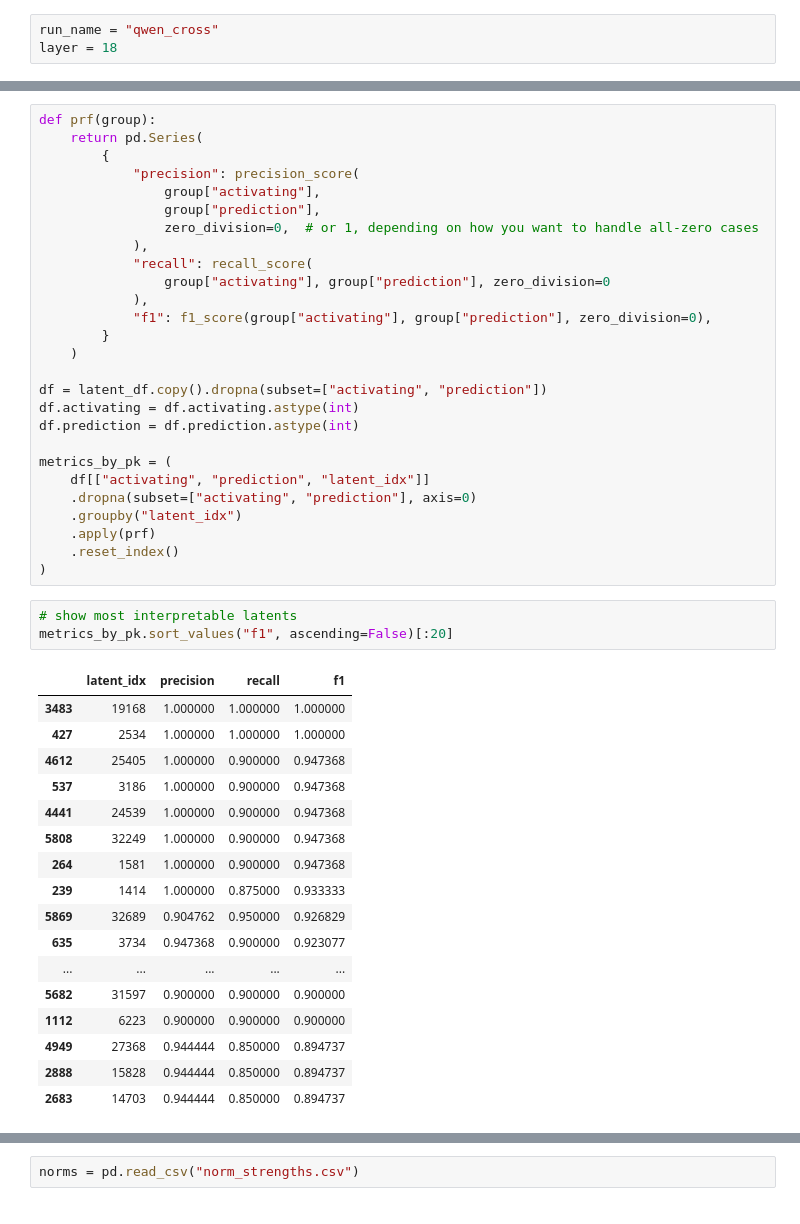
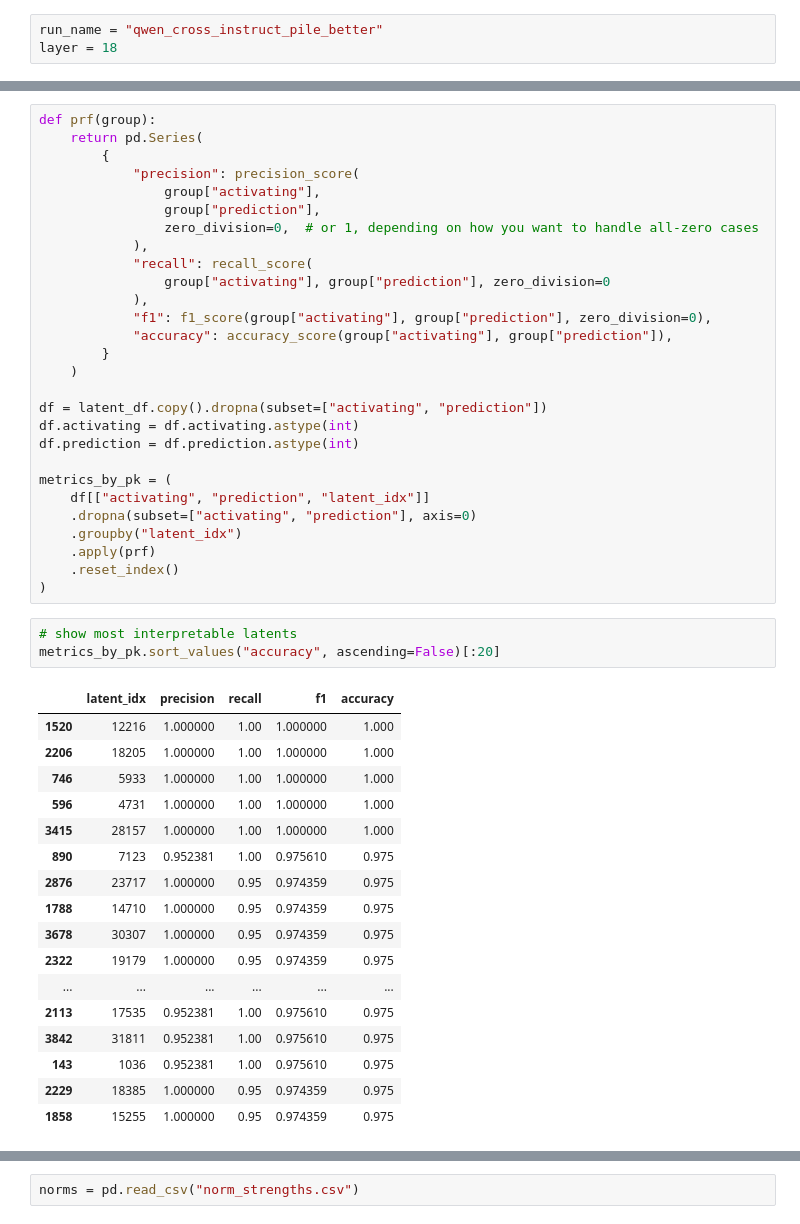
Before and after one commit to pmcurtin/model-crosscoders, a Jupyter notebook: interp/review_delphi_results.ipynb, the cells around one changed output, grey strips where cells are left out. Cells and saved outputs as stored; diff of their text form.

```diff
--- a/interp/review_delphi_results.ipynb
+++ b/interp/review_delphi_results.ipynb
@@ -6,7 +6,7 @@ import pandas as pd
 from tqdm import tqdm
 tqdm.pandas()
 # %%
-run_name = "qwen_cross"
+run_name = "qwen_cross_instruct_pile_better"
 layer = 18
 # %%
 scores_path = Path.cwd() / "results" / run_name / "scores"
@@ -45,6 +49,7 @@ def prf(group):
                 group["activating"], group["prediction"], zero_division=0
             ),
             "f1": f1_score(group["activating"], group["prediction"], zero_division=0),
+            "accuracy": accuracy_score(group["activating"], group["prediction"]),
         }
     )
 
@@ -61,24 +66,24 @@ metrics_by_pk = (
 )
 # %%
 # show most interpretable latents
-metrics_by_pk.sort_values("f1", ascending=False)[:20]
+metrics_by_pk.sort_values("accuracy", ascending=False)[:20]
 # %% [output]
-|  | latent_idx | precision | recall | f1 |
-| 3483 | 19168 | 1.000000 | 1.000000 | 1.000000 |
-| 427 | 2534 | 1.000000 | 1.000000 | 1.000000 |
-| 4612 | 25405 | 1.000000 | 0.900000 | 0.947368 |
-| 537 | 3186 | 1.000000 | 0.900000 | 0.947368 |
-| 4441 | 24539 | 1.000000 | 0.900000 | 0.947368 |
-| 5808 | 32249 | 1.000000 | 0.900000 | 0.947368 |
-| 264 | 1581 | 1.000000 | 0.900000 | 0.947368 |
-| 239 | 1414 | 1.000000 | 0.875000 | 0.933333 |
-| 5869 | 32689 | 0.904762 | 0.950000 | 0.926829 |
-| 635 | 3734 | 0.947368 | 0.900000 | 0.923077 |
-| ... | ... | ... | ... | ... |
-| 5682 | 31597 | 0.900000 | 0.900000 | 0.900000 |
-| 1112 | 6223 | 0.900000 | 0.900000 | 0.900000 |
-| 4949 | 27368 | 0.944444 | 0.850000 | 0.894737 |
-| 2888 | 15828 | 0.944444 | 0.850000 | 0.894737 |
-| 2683 | 14703 | 0.944444 | 0.850000 | 0.894737 |
+|  | latent_idx | precision | recall | f1 | accuracy |
+| 1520 | 12216 | 1.000000 | 1.00 | 1.000000 | 1.000 |
+| 2206 | 18205 | 1.000000 | 1.00 | 1.000000 | 1.000 |
+| 746 | 5933 | 1.000000 | 1.00 | 1.000000 | 1.000 |
+| 596 | 4731 | 1.000000 | 1.00 | 1.000000 | 1.000 |
+| 3415 | 28157 | 1.000000 | 1.00 | 1.000000 | 1.000 |
+| 890 | 7123 | 0.952381 | 1.00 | 0.975610 | 0.975 |
+| 2876 | 23717 | 1.000000 | 0.95 | 0.974359 | 0.975 |
+| 1788 | 14710 | 1.000000 | 0.95 | 0.974359 | 0.975 |
+| 3678 | 30307 | 1.000000 | 0.95 | 0.974359 | 0.975 |
+| 2322 | 19179 | 1.000000 | 0.95 | 0.974359 | 0.975 |
+| ... | ... | ... | ... | ... | ... |
+| 2113 | 17535 | 0.952381 | 1.00 | 0.975610 | 0.975 |
+| 3842 | 31811 | 0.952381 | 1.00 | 0.975610 | 0.975 |
+| 143 | 1036 | 0.952381 | 1.00 | 0.975610 | 0.975 |
+| 2229 | 18385 | 1.000000 | 0.95 | 0.974359 | 0.975 |
+| 1858 | 15255 | 1.000000 | 0.95 | 0.974359 | 0.975 |
 # %%
 pd.set_option("display.max_colwidth", None)
```
Also changed, not shown: parts of 14 cells of this notebook, 3 other files.
